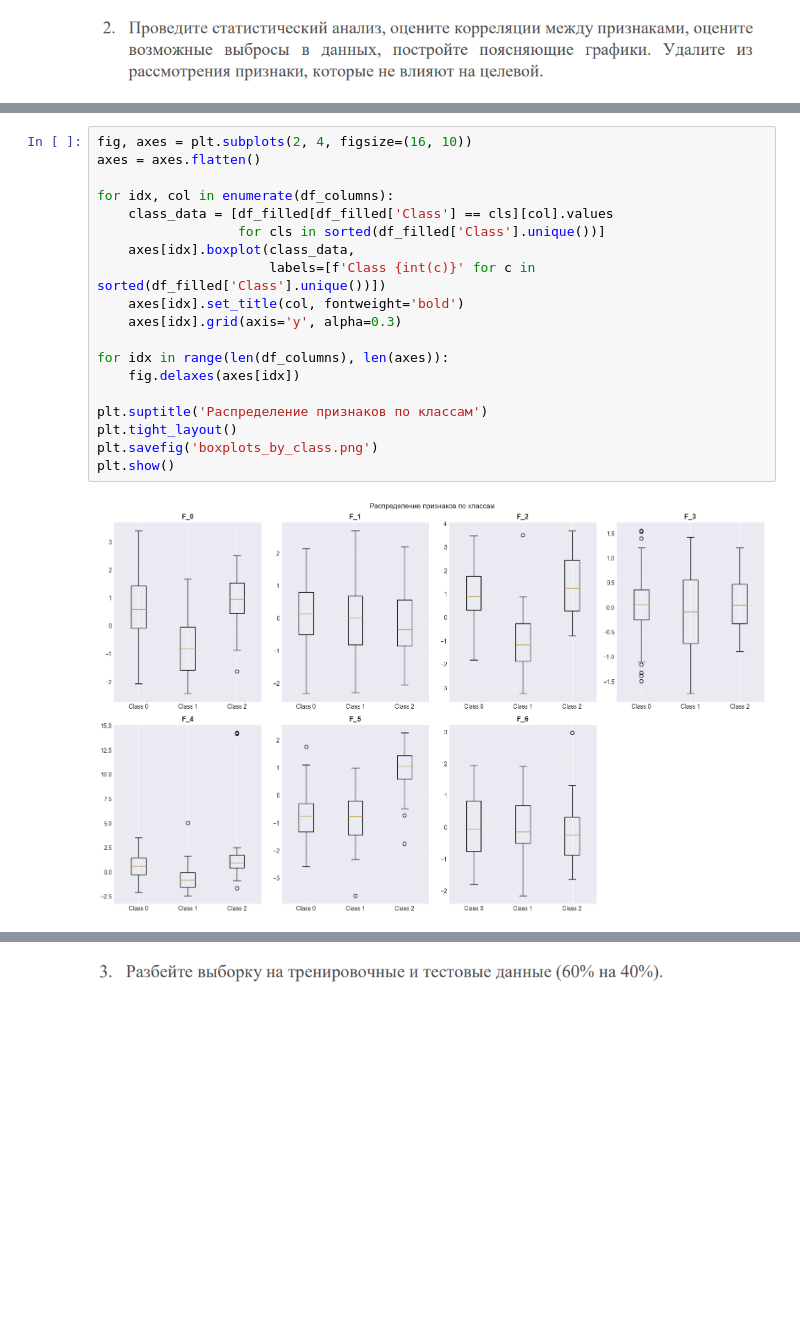
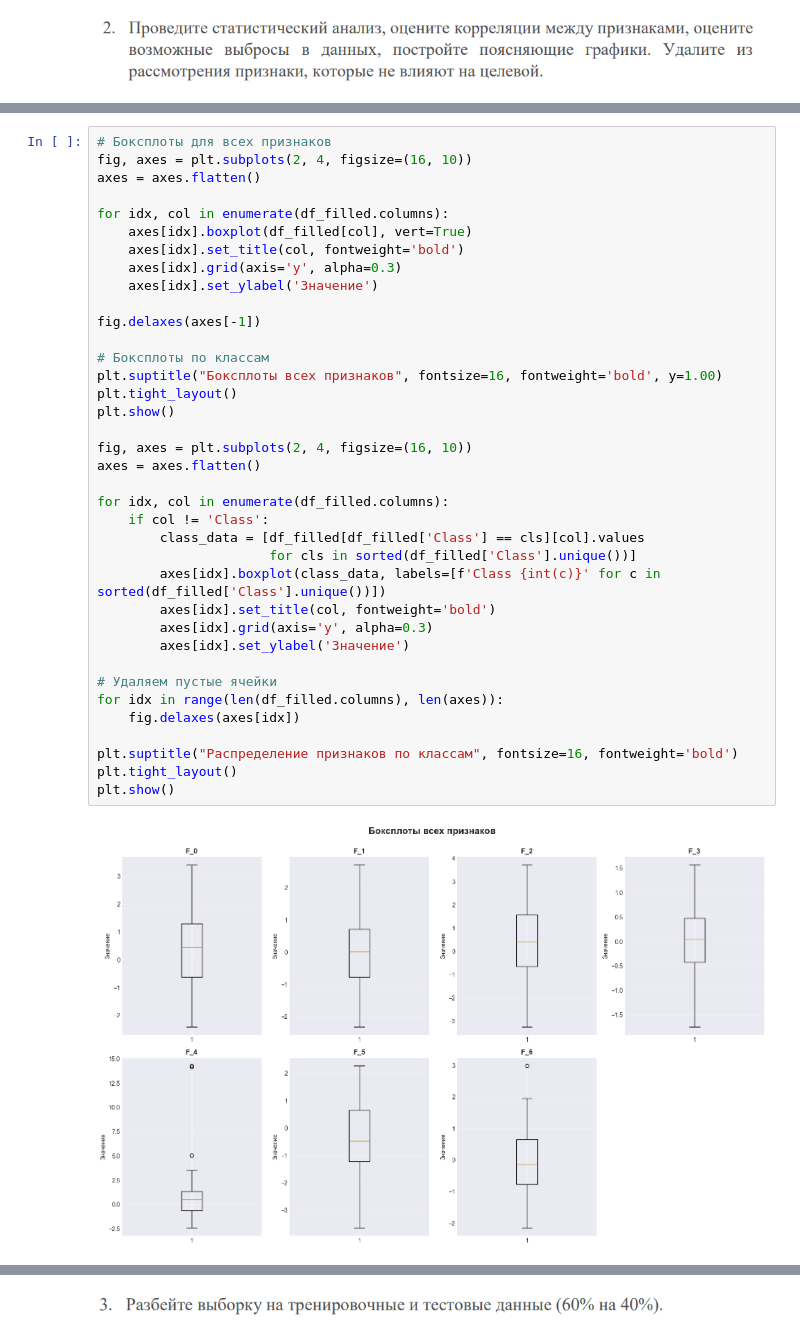
Before and after one commit to medicsera/MachineLerning, a Jupyter notebook: ClassificationTask.ipynb, the cells around one changed output, grey strips where cells are left out. Saved outputs shown, nothing was run; the diff lists cells and outputs as text; blank space fills up the shorter version.

```diff
--- a/ClassificationTask.ipynb
+++ b/ClassificationTask.ipynb
@@ -216,21 +207,39 @@ plt.show()
 # %%
+# Боксплоты для всех признаков
 fig, axes = plt.subplots(2, 4, figsize=(16, 10))
 axes = axes.flatten()
 
-for idx, col in enumerate(df_columns):
-    class_data = [df_filled[df_filled['Class'] == cls][col].values
-                  for cls in sorted(df_filled['Class'].unique())]
-    axes[idx].boxplot(class_data,
-                      labels=[f'Class {int(c)}' for c in sorted(df_filled['Class'].unique())])
+for idx, col in enumerate(df_filled.columns):
+    axes[idx].boxplot(df_filled[col], vert=True)
     axes[idx].set_title(col, fontweight='bold')
     axes[idx].grid(axis='y', alpha=0.3)
+    axes[idx].set_ylabel('Значение')
 
-for idx in range(len(df_columns), len(axes)):
+fig.delaxes(axes[-1])
+
+# Боксплоты по классам
+plt.suptitle("Боксплоты всех признаков", fontsize=16, fontweight='bold', y=1.00)
+plt.tight_layout()
+plt.show()
+
+fig, axes = plt.subplots(2, 4, figsize=(16, 10))
+axes = axes.flatten()
+
+for idx, col in enumerate(df_filled.columns):
+    if col != 'Class':
+        class_data = [df_filled[df_filled['Class'] == cls][col].values
+                      for cls in sorted(df_filled['Class'].unique())]
+        axes[idx].boxplot(class_data, labels=[f'Class {int(c)}' for c in sorted(df_filled['Class'].unique())])
+        axes[idx].set_title(col, fontweight='bold')
+        axes[idx].grid(axis='y', alpha=0.3)
+        axes[idx].set_ylabel('Значение')
+
+# Удаляем пустые ячейки
+for idx in range(len(df_filled.columns), len(axes)):
     fig.delaxes(axes[idx])
 
-plt.suptitle('Распределение признаков по классам')
+plt.suptitle("Распределение признаков по классам", fontsize=16, fontweight='bold')
 plt.tight_layout()
-plt.savefig('boxplots_by_class.png')
 plt.show()
 # %% [output]
-[figure, old version]
+[figure, new version]
```
Also changed, not shown: parts of 16 cells of this notebook, 2 other files.
